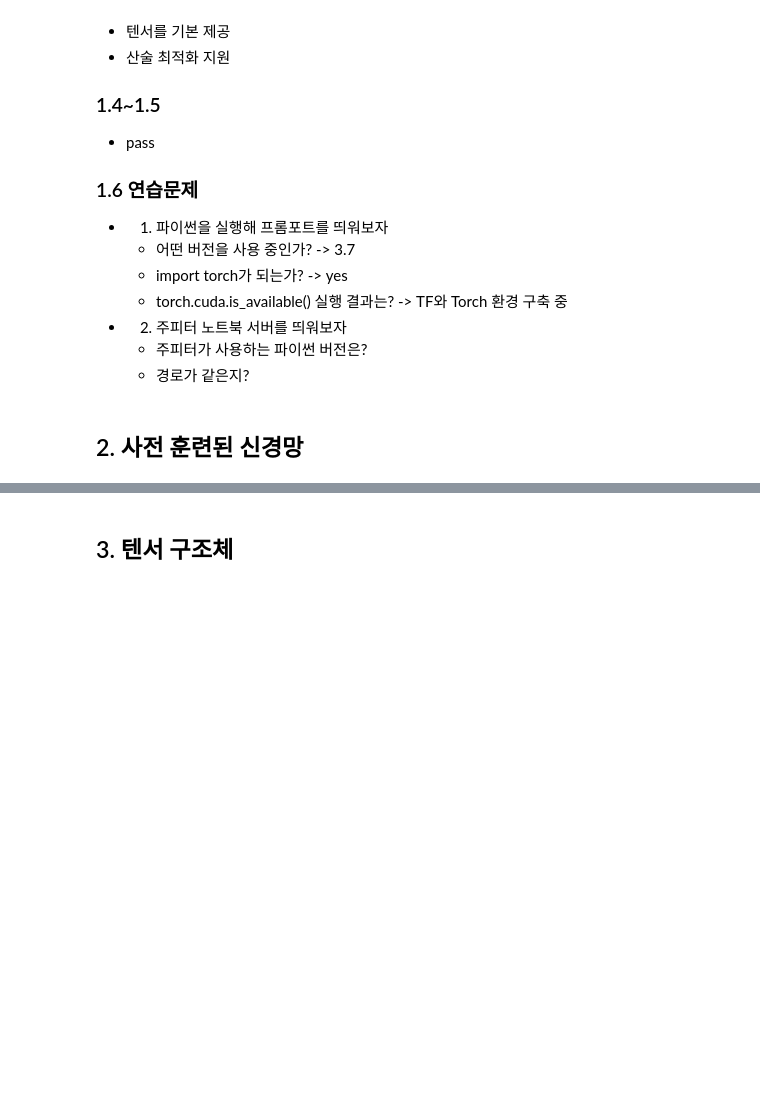
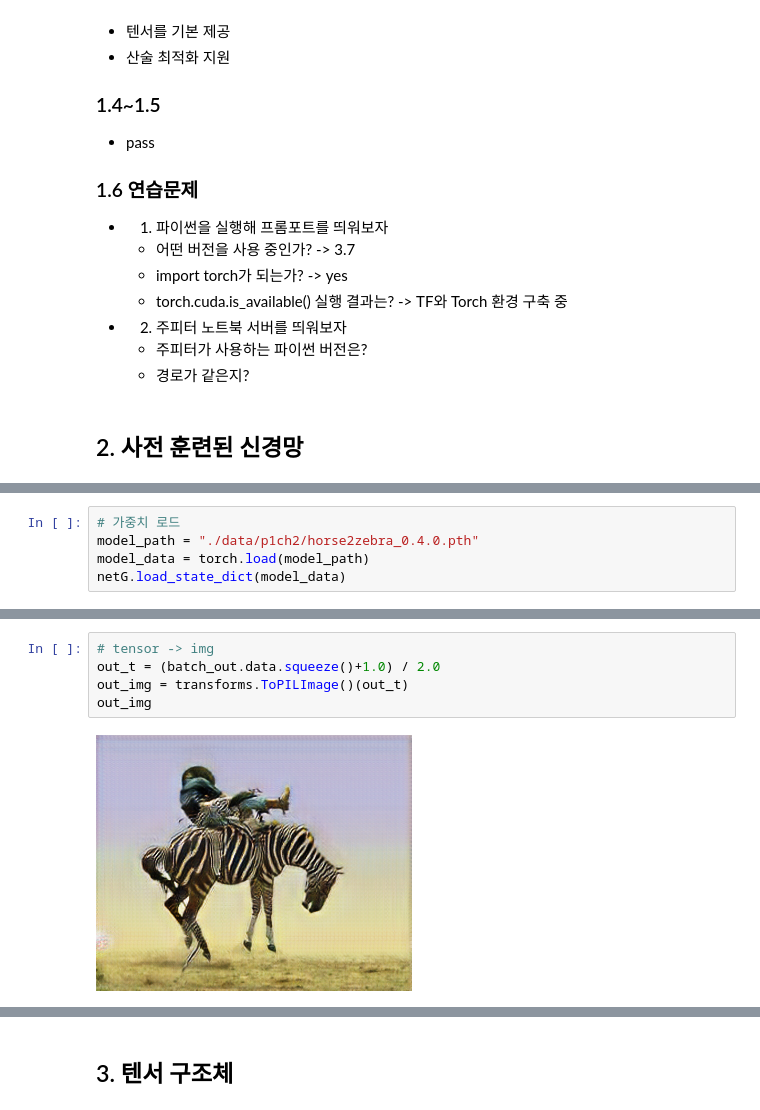
Before and after one commit to nuyhc/RhythmStudy, a Jupyter notebook: 1. PyTorch/PTM_1_김채현.ipynb, the cells around one changed output, grey strips where cells are left out. Saved outputs shown, nothing was run; the diff lists cells and outputs as text; blank space fills up the shorter version.

```diff
--- a/1. PyTorch/PTM_1_김채현.ipynb
+++ b/1. PyTorch/PTM_1_김채현.ipynb
@@ -35,0 +217,5 @@
+# %%
+# 가중치 로드
+model_path = "./data/p1ch2/horse2zebra_0.4.0.pth"
+model_data = torch.load(model_path)
+netG.load_state_dict(model_data)
@@ -35,0 +243,7 @@
+# %%
+# tensor -> img
+out_t = (batch_out.data.squeeze()+1.0) / 2.0
+out_img = transforms.ToPILImage()(out_t)
+out_img
+# %% [output]
+[figure, added]
```
Also changed, not shown: parts of 34 cells of this notebook.
